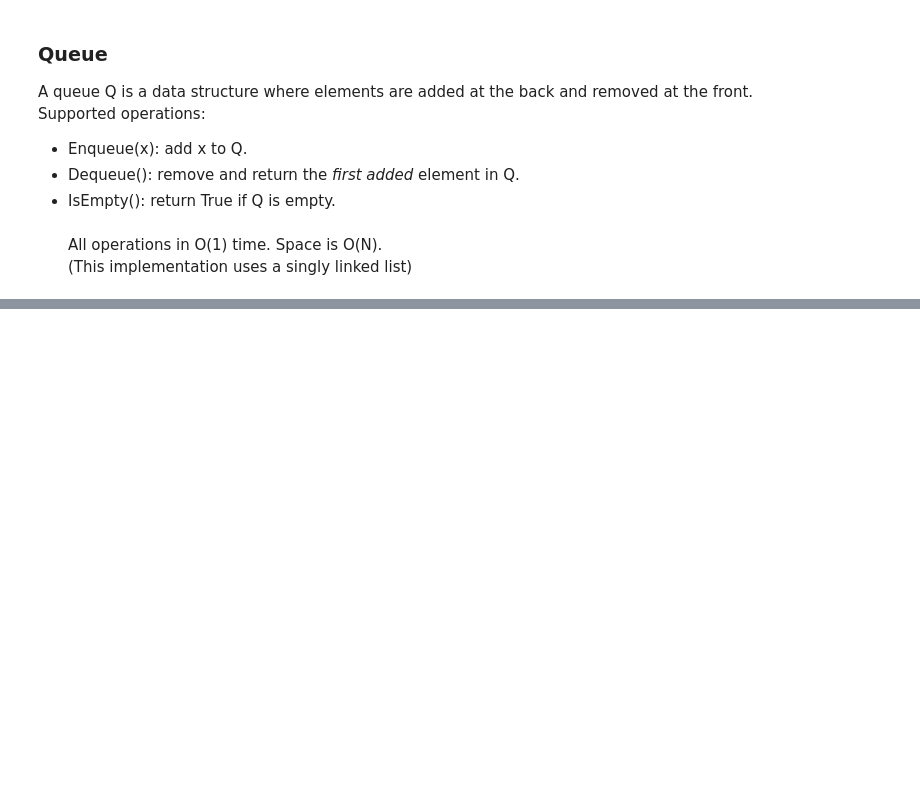
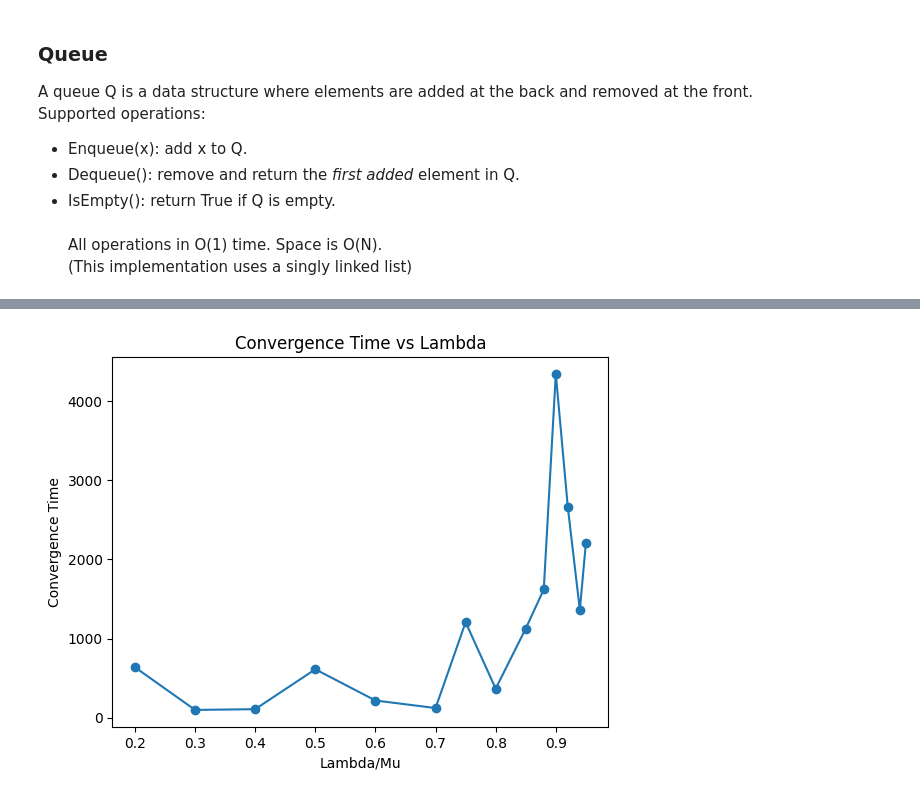
Before and after one commit to cdhvilsted/UniversityTrentoS26, a Jupyter notebook: HWqueue.ipynb, the cells around one changed output, grey strips where cells are left out. Drawn from its saved outputs; the diff is of its cells as text; code cells hidden in the pictures; blank space fills up the shorter version.

```diff
--- a/HWqueue.ipynb
+++ b/HWqueue.ipynb
@@ -378,0 +314,7 @@ plt.show()
+# %%
+convergence_times = []
+for i in range(b):
+    conv_time = convergence_time(arrival_time_pr_sim[i], ra_sims[i], theoretical_value=theoretical_average)
+    convergence_times.append(conv_time)
+
+print(convergence_times)
@@ -378,0 +325,25 @@ plt.show()
+# %%
+# Changing mu and lamdba values
+
+mu = 10
+
+rho_list = np.array([
+    0.20, 0.30, 0.40, 0.50, 0.60,
+    0.70, 0.75, 0.80, 0.85,
+    0.88, 0.90, 0.92, 0.94, 0.95
+])
+
+lambda_list = rho_list * mu
+mu_list = np.ones_like(lambda_list) * mu
+
+convergence_times = []
+
+for lam, mu_value in zip(lambda_list, mu_list):
+    theoretical = 1 / (mu_value - lam)
+    arrival_time_pr_sim, departure_time_pr_sim = independent_replicates(b=50, lambda_value=lam, mu_value=mu_value, simulation_time_value = 10000)
+
+    mean_curve, common_grid = mean_replicates(arrival_time_pr_sim, departure_time_pr_sim)
+
+    conv_time = convergence_time(common_grid, mean_curve, theoretical_value=theoretical)
+    print(f"Lambda: {lam}, Mu: {mu_value}, Convergence Time: {conv_time:.2f}")
+    convergence_times.append(conv_time)
@@ -378,0 +365,9 @@ plt.show()
+# %%
+rho = np.array(lambda_list) / np.array(mu_list)
+plt.plot(rho, convergence_times, marker='o')
+plt.xlabel('Lambda/Mu')
+plt.ylabel('Convergence Time')
+plt.title('Convergence Time vs Lambda')
+plt.show()
+# %% [output]
+[figure, added]
```
Also changed, not shown: parts of 21 cells of this notebook.
